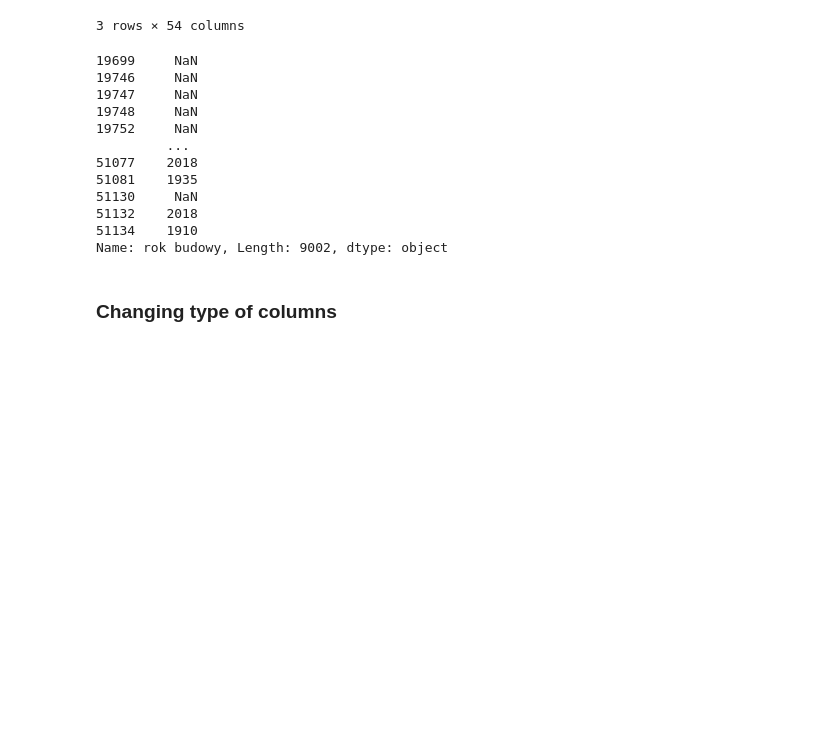
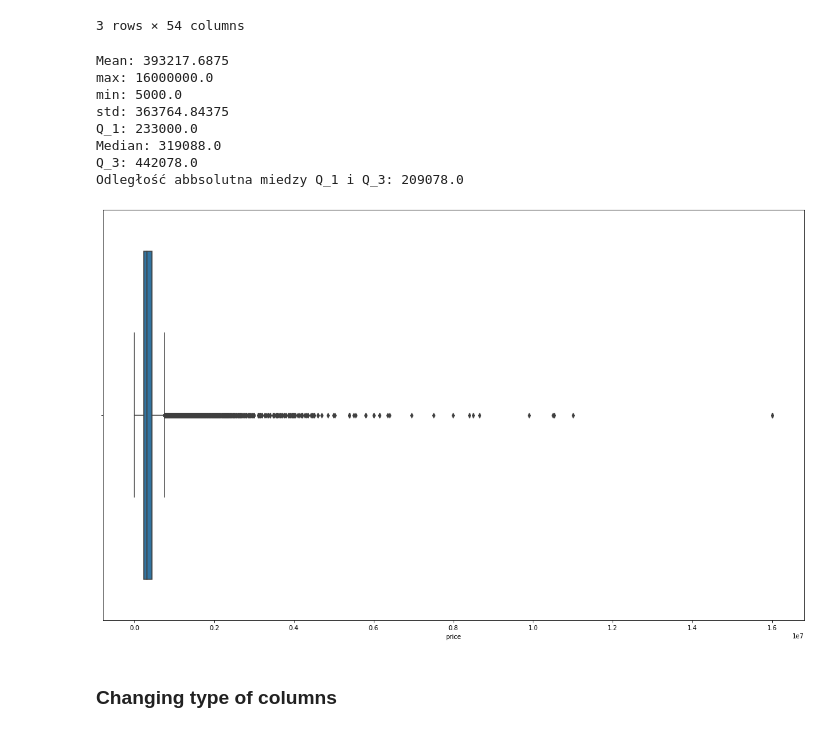
Before and after one commit to SzymonForysiuk/Cracow-real-state-prices-prediction, a Jupyter notebook: prediction_of_property_cracow.ipynb, the cells around one changed output. Saved outputs shown, nothing was run; the diff lists cells and outputs as text; code cells hidden in the pictures; blank space fills up the shorter version.

```diff
--- a/prediction_of_property_cracow.ipynb
+++ b/prediction_of_property_cracow.ipynb
@@ -40,21 +43,41 @@ df_cracow.sample(3)
 | 29511 | 29511 | [małopolskie, Kraków, Kleparz] | 0 | False | False | True | False | ... |
 | 36460 | 36460 | [małopolskie, Kraków, Prądnik Biały] | 0 | False | False | False | False | ... |
 3 rows × 54 columns
-# %%
-df_cracow['rok budowy']
-# %% [output]
-19699     NaN
-19746     NaN
-19747     NaN
-19748     NaN
-19752     NaN
-         ...
-51077    2018
-51081    1935
-51130     NaN
-51132    2018
-51134    1910
-Name: rok budowy, Length: 9002, dtype: object
+# %%
+from scipy.stats import iqr
+
+mean = np.mean(price)
+max = np.max(price)
+min = np.min(price)
+std = np.std(price)
+q_1 = np.quantile(price, .25)
+median = np.quantile(price, .50)
+q_3 = np.quantile(price, .75)
+iqr = iqr(price) #odleglosc absolutna miedzy Q_1 i Q_3
+
+print('Mean: {}'.format(mean))
+print('max: {}'.format(max))
+print('min: {}'.format(min))
+print('std: {}'.format(std))
+print('Q_1: {}'.format(q_1))
+print('Median: {}'.format(median))
+print('Q_3: {}'.format(q_3))
+print('Odległość abbsolutna miedzy Q_1 i Q_3: {}'.format(iqr))
+
+
+plt.figure(figsize=(20,12))
+sns.boxplot(x=price)
+plt.show()
+# %% [output]
+Mean: 393217.6875
+max: 16000000.0
+min: 5000.0
+std: 363764.84375
+Q_1: 233000.0
+Median: 319088.0
+Q_3: 442078.0
+Odległość abbsolutna miedzy Q_1 i Q_3: 209078.0
+[figure, added]
 # %% [markdown]
 ### Changing type of columns
 # %%
```
Also changed, not shown: parts of 12 cells of this notebook.
